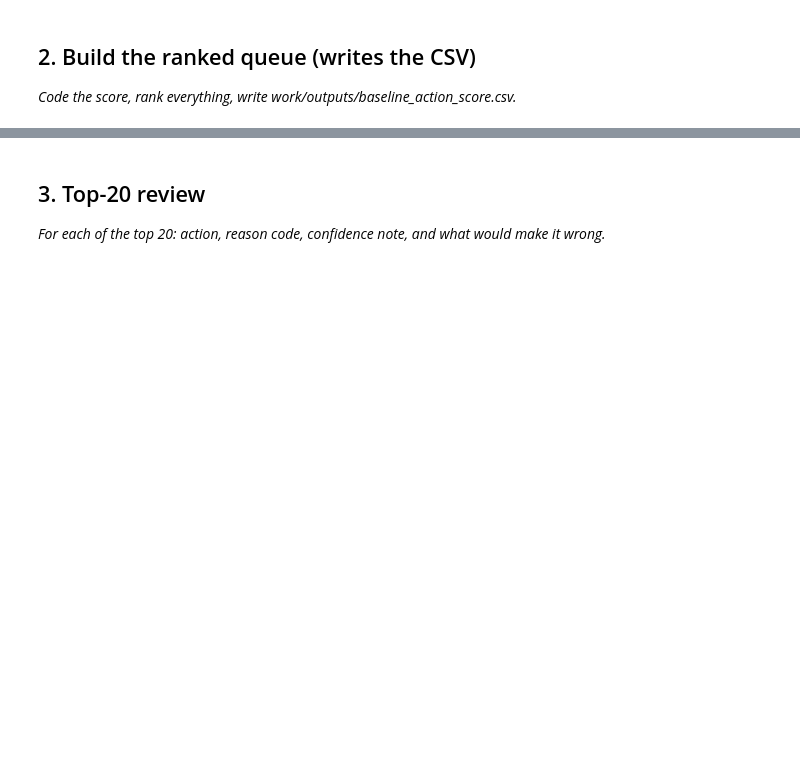
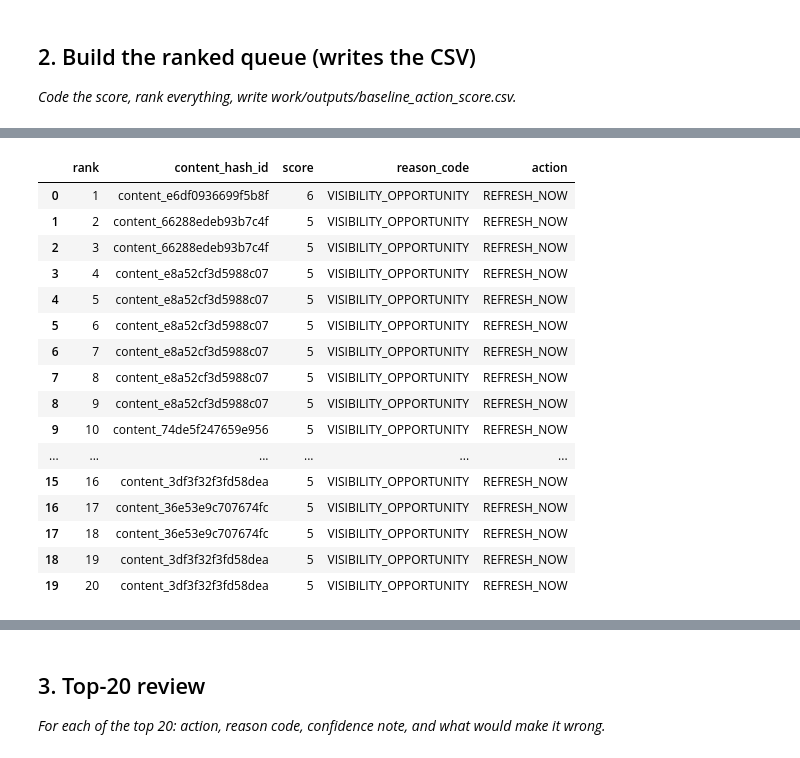
Before and after one commit to Nandini1313-cloud/flyrank-ml1-internship, a Jupyter notebook: work/notebooks/w04_baseline_score.ipynb, the cells around one changed output, grey strips where cells are left out. Cells and saved outputs as stored; diff of their text form; code cells hidden in the pictures; blank space fills up the shorter version.

```diff
--- a/work/notebooks/w04_baseline_score.ipynb
+++ b/work/notebooks/w04_baseline_score.ipynb
@@ -22,0 +471,10 @@ This skeleton is yours to fill. Work the sections **in order** — each one has
+# %%
+df["avg_position"] = (
+    df["gsc_sum_position"] / df["gsc_impressions"].replace(0, pd.NA)
+)
+
+display(
+    df[
+        ["content_hash_id", "gsc_impressions", "gsc_clicks", "avg_position"]
+    ].head(10)
+)
@@ -22,0 +576,52 @@ This skeleton is yours to fill. Work the sections **in order** — each one has
+# %%
+baseline["action"] = "MONITOR"
+
+baseline.loc[
+    baseline["score"] >= 5,
+    "action"
+] = "REFRESH_NOW"
+
+baseline.loc[
+    (baseline["score"] >= 3) &
+    (baseline["score"] < 5),
+    "action"
+] = "REVIEW"
+# %%
+baseline = baseline.sort_values(
+    ["score", "gsc_impressions"],
+    ascending=[False, False]
+).reset_index(drop=True)
+
+baseline["rank"] = baseline.index + 1
+
+top20 = baseline.head(20)
+
+display(
+    top20[
+        [
+            "rank",
+            "content_hash_id",
+            "score",
+            "reason_code",
+            "action"
+        ]
+    ]
+)
+# %% [output]
+|  | rank | content_hash_id | score | reason_code | action |
+| 0 | 1 | content_e6df0936699f5b8f | 6 | VISIBILITY_OPPORTUNITY | REFRESH_NOW |
+| 1 | 2 | content_66288edeb93b7c4f | 5 | VISIBILITY_OPPORTUNITY | REFRESH_NOW |
+| 2 | 3 | content_66288edeb93b7c4f | 5 | VISIBILITY_OPPORTUNITY | REFRESH_NOW |
+| 3 | 4 | content_e8a52cf3d5988c07 | 5 | VISIBILITY_OPPORTUNITY | REFRESH_NOW |
+| 4 | 5 | content_e8a52cf3d5988c07 | 5 | VISIBILITY_OPPORTUNITY | REFRESH_NOW |
+| 5 | 6 | content_e8a52cf3d5988c07 | 5 | VISIBILITY_OPPORTUNITY | REFRESH_NOW |
+| 6 | 7 | content_e8a52cf3d5988c07 | 5 | VISIBILITY_OPPORTUNITY | REFRESH_NOW |
+| 7 | 8 | content_e8a52cf3d5988c07 | 5 | VISIBILITY_OPPORTUNITY | REFRESH_NOW |
+| 8 | 9 | content_e8a52cf3d5988c07 | 5 | VISIBILITY_OPPORTUNITY | REFRESH_NOW |
+| 9 | 10 | content_74de5f247659e956 | 5 | VISIBILITY_OPPORTUNITY | REFRESH_NOW |
+| ... | ... | ... | ... | ... | ... |
+| 15 | 16 | content_3df3f32f3fd58dea | 5 | VISIBILITY_OPPORTUNITY | REFRESH_NOW |
+| 16 | 17 | content_36e53e9c707674fc | 5 | VISIBILITY_OPPORTUNITY | REFRESH_NOW |
+| 17 | 18 | content_36e53e9c707674fc | 5 | VISIBILITY_OPPORTUNITY | REFRESH_NOW |
+| 18 | 19 | content_3df3f32f3fd58dea | 5 | VISIBILITY_OPPORTUNITY | REFRESH_NOW |
+| 19 | 20 | content_3df3f32f3fd58dea | 5 | VISIBILITY_OPPORTUNITY | REFRESH_NOW |
```
Also changed, not shown: parts of 35 cells of this notebook.
